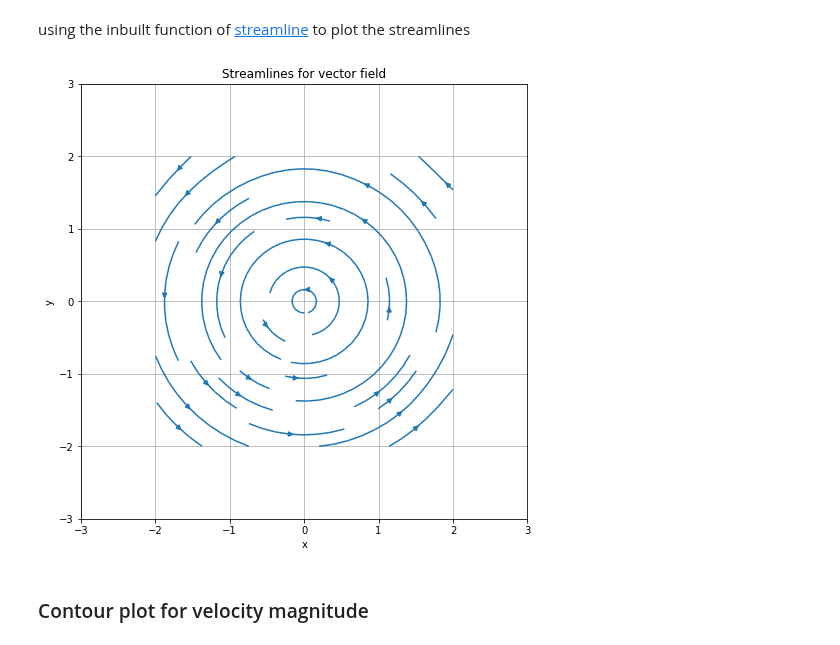
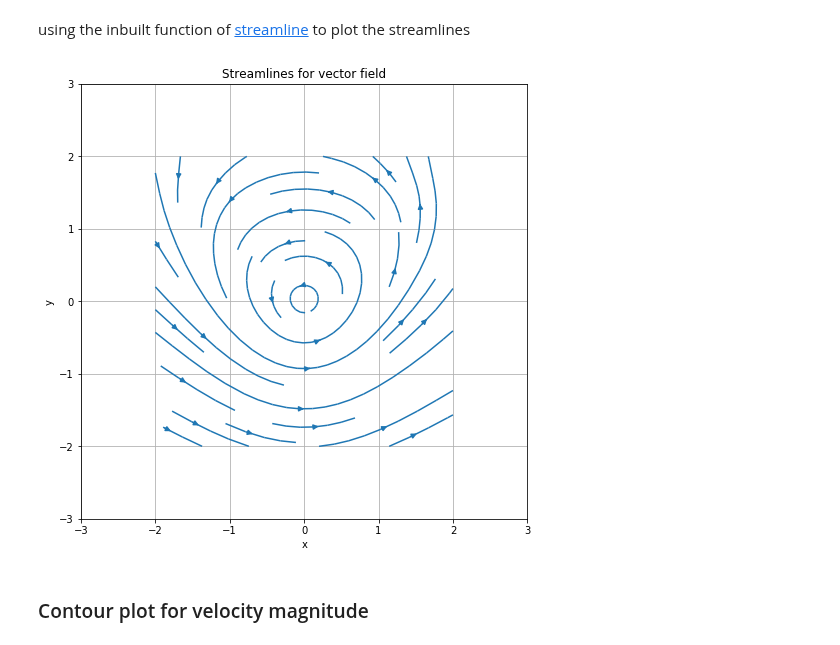
Before and after one commit to mpentek/SWELecture, a Jupyter notebook: Ex02FlowVisualization/swe_ws1819_2_flow_visualization.ipynb, the cells around one changed output. Saved outputs shown, nothing was run; the diff lists cells and outputs as text; code cells hidden in the pictures.

```diff
--- a/Ex02FlowVisualization/swe_ws1819_2_flow_visualization.ipynb
+++ b/Ex02FlowVisualization/swe_ws1819_2_flow_visualization.ipynb
@@ -44,7 +45,7 @@ Let us define each component of the velocity field.
 ## modify here for a different velocity field
 ## use here the format: symbolic_vel_component = f(t,x,y) = a + b*x + c*y + d*t
 ##
-symbolic_velocity_x = 0 + 0 * x + (-2) * y + 0 * t
+symbolic_velocity_x = 0 + 1 * x **2 + (-2) * y + 0 * t
 symbolic_velocity_y = 0 + 2 * x + 0 * y + 0 * t
 symbolic_velocity_z = 0 + 0 * x + 0 * y + 0 * t
 print('u = [', symbolic_velocity_x,' ', symbolic_velocity_y,' ', symbolic_velocity_z,']')
@@ -105,15 +106,8 @@ grid_spacing_y = np.arange(grid_spacing_start, grid_spacing_end + grid_spacing_s
 
 meshgrid_x, meshgrid_y = np.meshgrid(grid_spacing_x, grid_spacing_y)
 
-# define components and generate vector field components for the 2D
-# meshgrid field
-##
-## modify here for a different velocity field
-##
-# Ux = -2 * y
-# Uy = 2 * x
-velocity_x_on_meshgrid = -2 * meshgrid_y #meshgrid_x - meshgrid_y
-velocity_y_on_meshgrid  = 2 * meshgrid_x #meshgrid_x + meshgrid_y
+velocity_x = ufuncify((x, y), symbolic_velocity_x)
+velocity_y  = ufuncify((x, y), symbolic_velocity_y)
 # %% [markdown]
 Refer to [meshgrid](https://docs.scipy.org/doc/numpy-1.14.0/reference/generated/numpy.meshgrid.html) for more details on mesh grid function on numpy
 # %% [markdown]
@@ -152,17 +146,16 @@ using the inbuilt function of [streamline](https://matplotlib.org/api/_as_gen/ma
 # %%
 plt.figure(num=2, figsize=(8, 8))
 plt.streamplot(meshgrid_x, meshgrid_y,
-               velocity_x_on_meshgrid, velocity_y_on_meshgrid,
+               velocity_x(meshgrid_x,meshgrid_y), velocity_y(meshgrid_x,meshgrid_y),
                density= 0.5)
-
 plt.title('Streamlines for vector field')
 plt.xlabel('x')
 plt.ylabel('y')
 plt.xlim([grid_spacing_start-1, grid_spacing_end+1])
 plt.ylim([grid_spacing_start-1, grid_spacing_end+1])
 plt.grid(True)
 # %% [output]
-[figure, old version]
+[figure, new version]
 # %% [markdown]
 ### Contour plot for velocity magnitude
 # %% [markdown]
```
Also changed, not shown: parts of 8 cells of this notebook.
